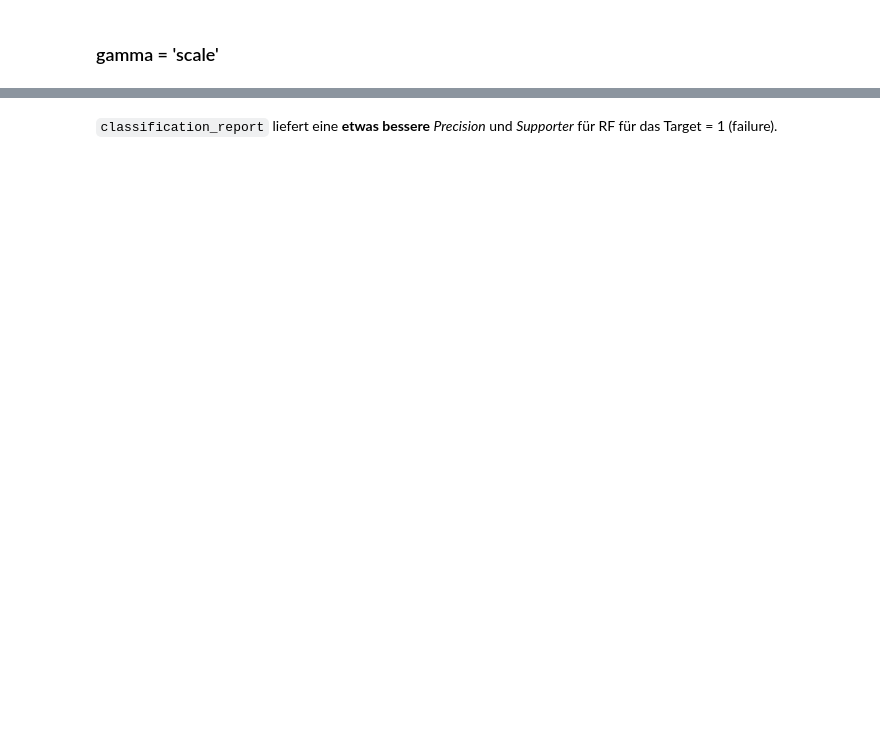
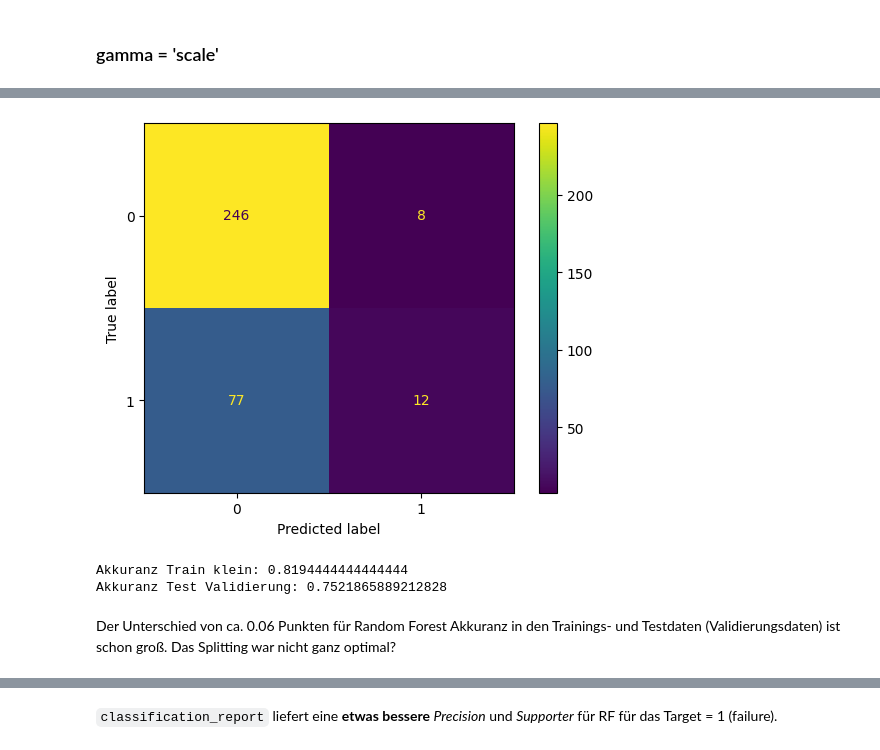
Before and after one commit to bogatyr-e/ml-prediction-aids, a Jupyter notebook: src/ml-survival-project.ipynb, the cells around one changed output, grey strips where cells are left out. Saved outputs shown, nothing was run; the diff lists cells and outputs as text; code cells hidden in the pictures; blank space fills up the shorter version.

```diff
--- a/src/ml-survival-project.ipynb
+++ b/src/ml-survival-project.ipynb
@@ -552,0 +351,21 @@ weighted avg       0.87      0.74      0.79       343
+# %%
+# Generate predictions with the best model
+#y_pred = best_rf.predict(X_test)
+
+# Create the confusion matrix
+cm3 = confusion_matrix(y_test1, y_pred3)
+
+ConfusionMatrixDisplay(cm3).plot();
+# %% [output]
+[figure, added]
+# %%
+#Accuracy im Traings- und Validierungsdatensatz
+# wie gut wurde getrennt?
+
+print("Akkuranz Train klein: {}".format(best_rf.score(X_train1, y_train1)))
+print("Akkuranz Test Validierung: {}" .format(best_rf.score(X_test1, y_test1)))
+# %% [output]
+Akkuranz Train klein: 0.8194444444444444
+Akkuranz Test Validierung: 0.7521865889212828
+# %% [markdown]
+Der Unterschied von ca. 0.06 Punkten für Random Forest Akkuranz in den Trainings- und Testdaten (Validierungsdaten) ist schon groß. Das Splitting war nicht ganz optimal?
```
Also changed, not shown: parts of 81 cells of this notebook.
